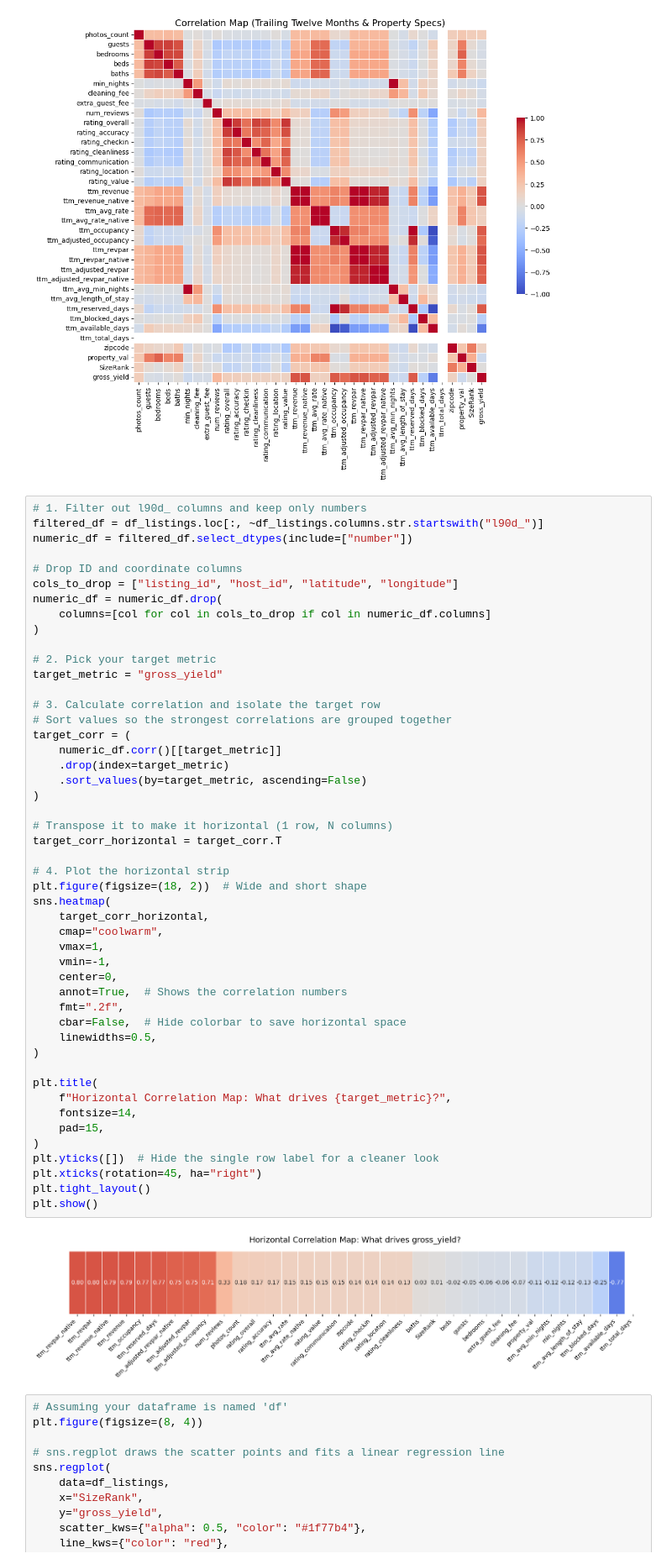
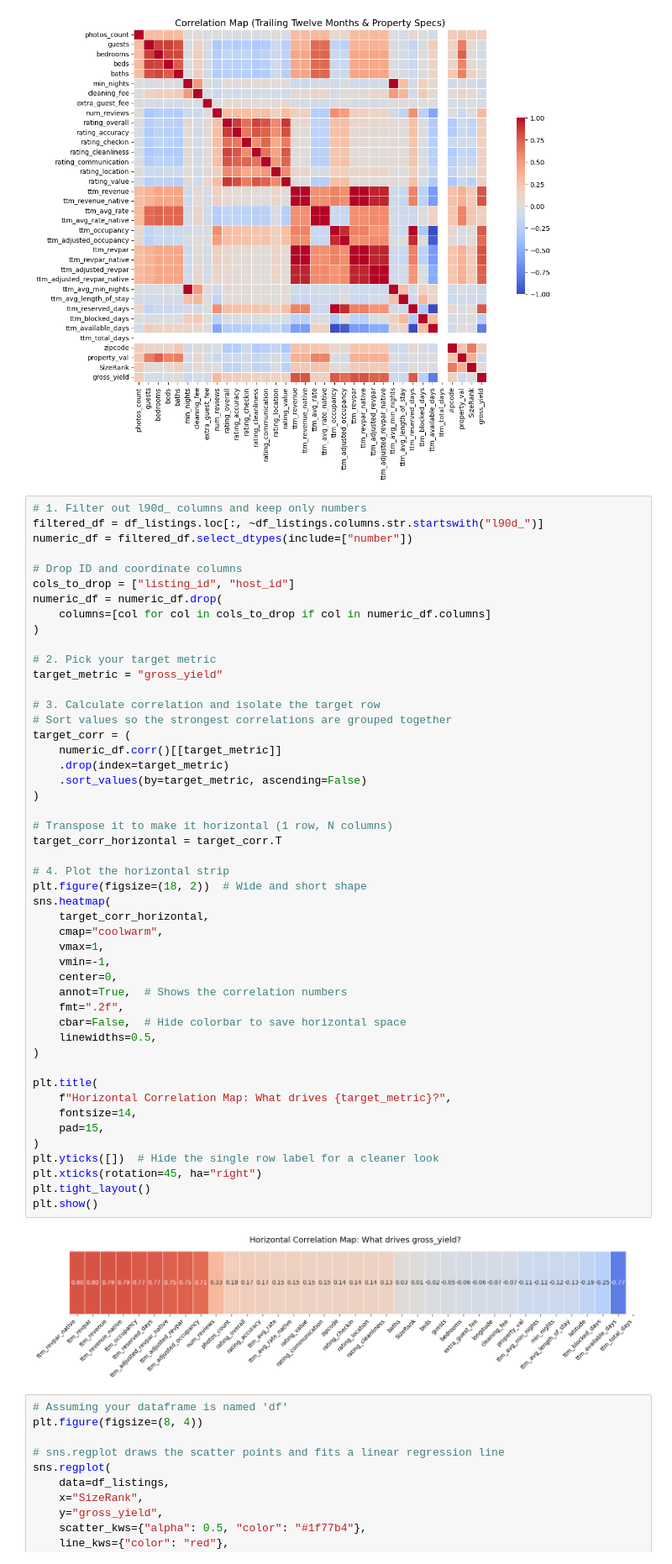
Before and after one commit to ebbopp/IAA_Summer_Practicum, a Jupyter notebook: Alan/eda_gross_yield.ipynb, the cells around one changed output. Shown at 84% size. Saved outputs shown, nothing was run; the diff lists cells and outputs as text.

```diff
--- a/Alan/eda_gross_yield.ipynb
+++ b/Alan/eda_gross_yield.ipynb
@@ -191,7 +191,7 @@ filtered_df = df_listings.loc[:, ~df_listings.columns.str.startswith("l90d_")]
 numeric_df = filtered_df.select_dtypes(include=["number"])
 
 # Drop ID and coordinate columns
-cols_to_drop = ["listing_id", "host_id", "latitude", "longitude"]
+cols_to_drop = ["listing_id", "host_id"]
 numeric_df = numeric_df.drop(
     columns=[col for col in cols_to_drop if col in numeric_df.columns]
 )
@@ -207,34 +207,34 @@ target_corr = (
     .sort_values(by=target_metric, ascending=False)
 )
 
 # Transpose it to make it horizontal (1 row, N columns)
 target_corr_horizontal = target_corr.T
 
 # 4. Plot the horizontal strip
 plt.figure(figsize=(18, 2))  # Wide and short shape
 sns.heatmap(
     target_corr_horizontal,
     cmap="coolwarm",
     vmax=1,
     vmin=-1,
     center=0,
     annot=True,  # Shows the correlation numbers
     fmt=".2f",
     cbar=False,  # Hide colorbar to save horizontal space
     linewidths=0.5,
 )
 
 plt.title(
     f"Horizontal Correlation Map: What drives {target_metric}?",
     fontsize=14,
     pad=15,
 )
 plt.yticks([])  # Hide the single row label for a cleaner look
 plt.xticks(rotation=45, ha="right")
 plt.tight_layout()
 plt.show()
 # %% [output]
-[figure, old version]
+[figure, new version]
 # %%
 # Assuming your dataframe is named 'df'
 plt.figure(figsize=(8, 4))
```
Also changed, not shown: parts of 1 cell of this notebook, 4 other files.
